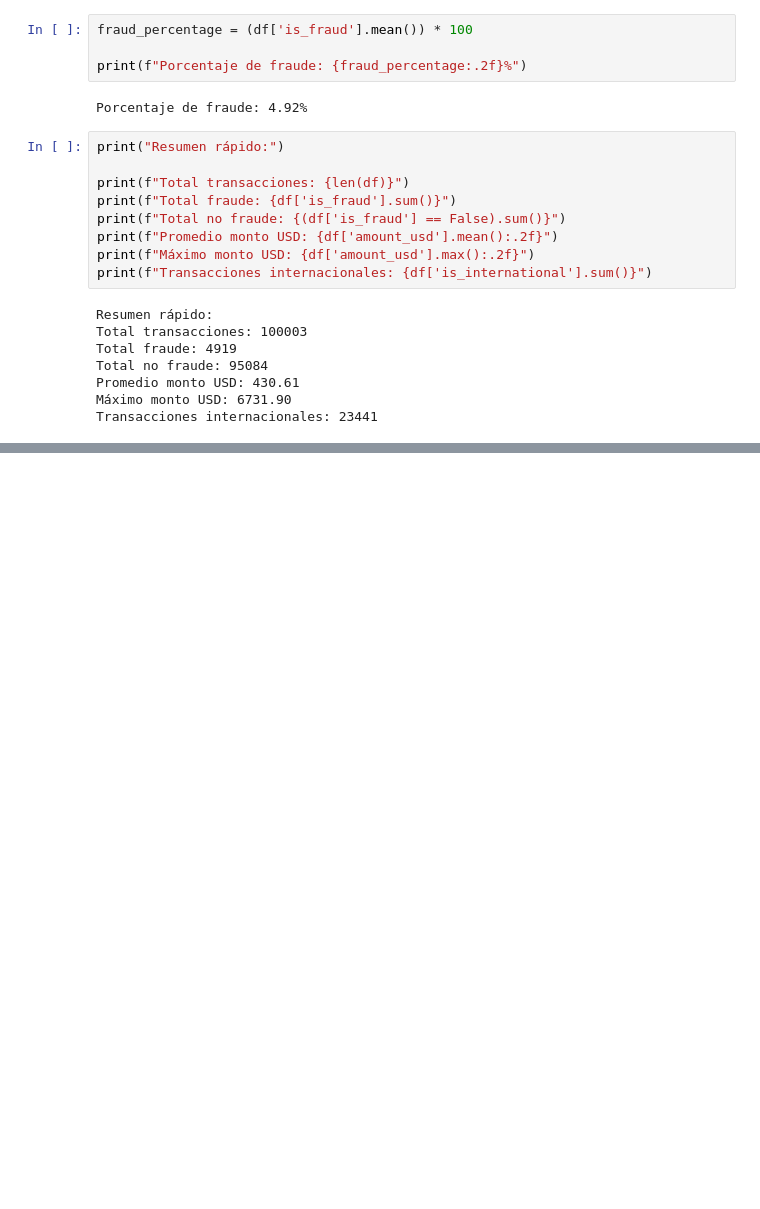
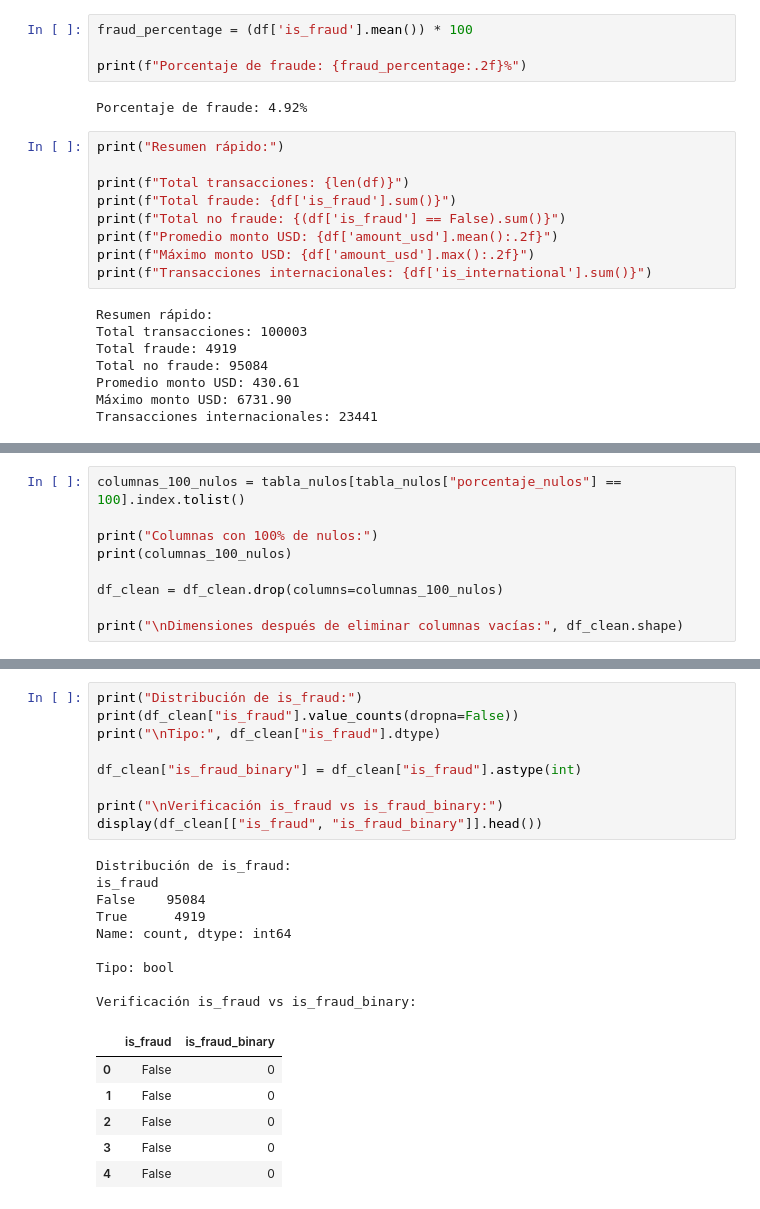
Before and after one commit to JPS4321/AnalisisFraude_plusTI, a Jupyter notebook: Analisis_Exploratorio_Bolivia.ipynb, the cells around one changed output, grey strips where cells are left out. Saved outputs shown, nothing was run; the diff lists cells and outputs as text; blank space fills up the shorter version.

```diff
--- a/Analisis_Exploratorio_Bolivia.ipynb
+++ b/Analisis_Exploratorio_Bolivia.ipynb
@@ -271,0 +390,9 @@ Transacciones internacionales: 23441
+# %%
+columnas_100_nulos = tabla_nulos[tabla_nulos["porcentaje_nulos"] == 100].index.tolist()
+
+print("Columnas con 100% de nulos:")
+print(columnas_100_nulos)
+
+df_clean = df_clean.drop(columns=columnas_100_nulos)
+
+print("\nDimensiones después de eliminar columnas vacías:", df_clean.shape)
@@ -271,0 +408,25 @@ Transacciones internacionales: 23441
+# %%
+print("Distribución de is_fraud:")
+print(df_clean["is_fraud"].value_counts(dropna=False))
+print("\nTipo:", df_clean["is_fraud"].dtype)
+
+df_clean["is_fraud_binary"] = df_clean["is_fraud"].astype(int)
+
+print("\nVerificación is_fraud vs is_fraud_binary:")
+display(df_clean[["is_fraud", "is_fraud_binary"]].head())
+# %% [output]
+Distribución de is_fraud:
+is_fraud
+False    95084
+True      4919
+Name: count, dtype: int64
+
+Tipo: bool
+
+Verificación is_fraud vs is_fraud_binary:
+|  | is_fraud | is_fraud_binary |
+| 0 | False | 0 |
+| 1 | False | 0 |
+| 2 | False | 0 |
+| 3 | False | 0 |
+| 4 | False | 0 |
```
Also changed, not shown: parts of 32 cells of this notebook.
